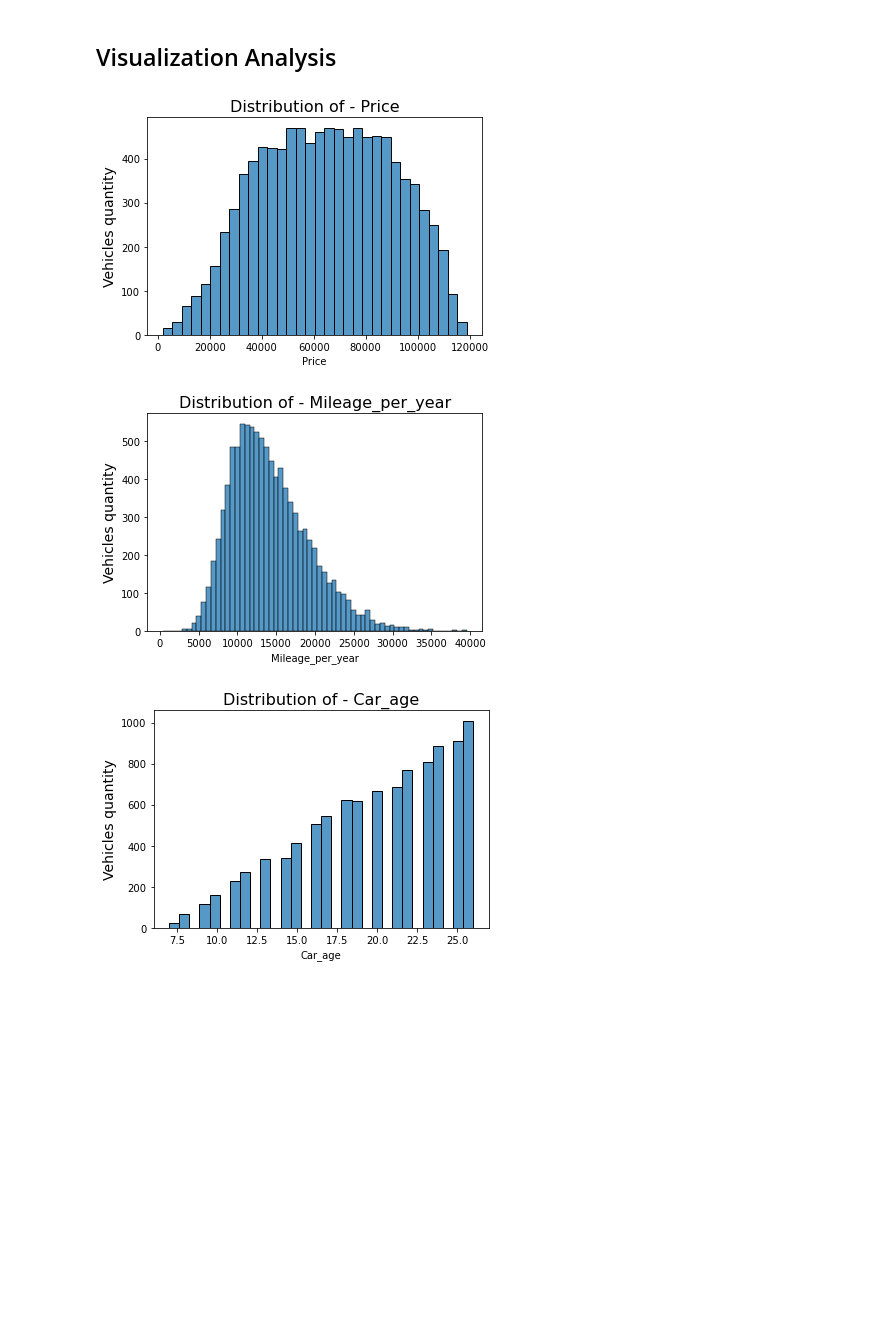
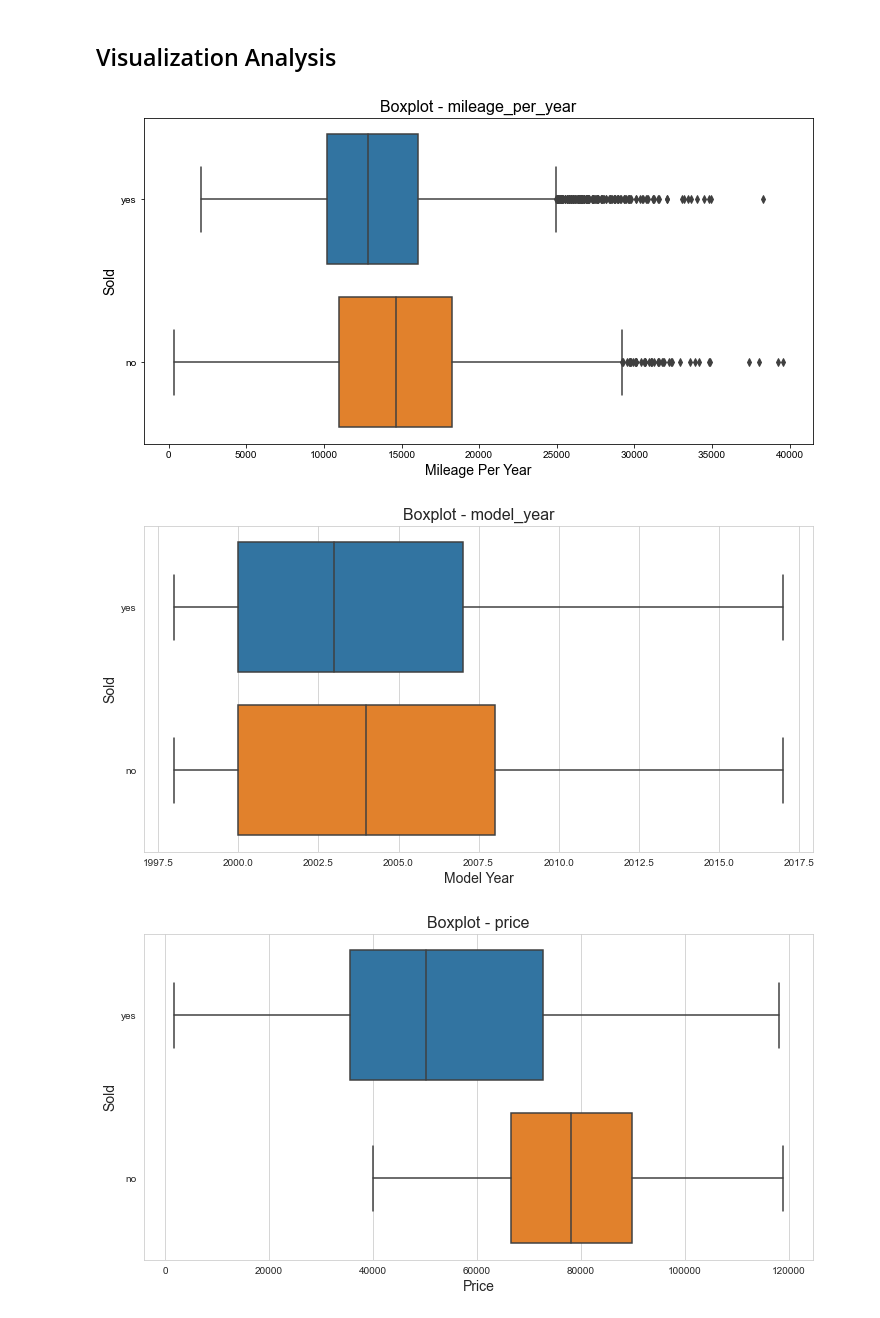
Before and after one commit to Rabernardino/Used_Car_Prices, a Jupyter notebook: notebooks/exploratory.ipynb, the cells around one changed output. Drawn from its saved outputs; the diff is of its cells as text; code cells hidden in the pictures; blank space fills up the shorter version.

```diff
--- a/notebooks/exploratory.ipynb
+++ b/notebooks/exploratory.ipynb
@@ -99,12 +99,8 @@ from packages.statistics_func import histogram_chart
-# %%
-histogram_chart('price','Vehicles Quantity',raw_data)
-# %% [output]
-[figure, removed]
-# %%
-histogram_chart('mileage_per_year','Vehicles Quantity',raw_data)
-# %% [output]
-[figure, removed]
-# %%
-histogram_chart('car_age','Vehicles Quantity',raw_data)
-# %% [output]
-[figure, removed]
+# %%
+for column in raw_data.columns:
+    if column != 'sold':
+        plot_chart(chart_type = 'boxplot', x_var = column, y_var = 'sold', data_src = raw_data, title = column)
+# %% [output]
+[figure, added]
+[figure, added]
+[figure, added]
```
Also changed, not shown: parts of 5 cells of this notebook, 7 other files.
